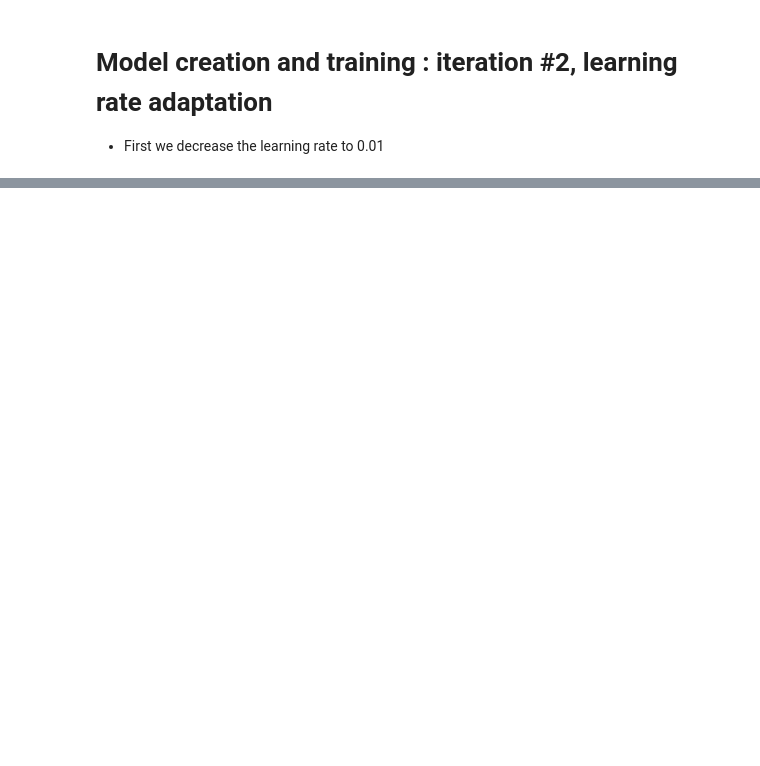
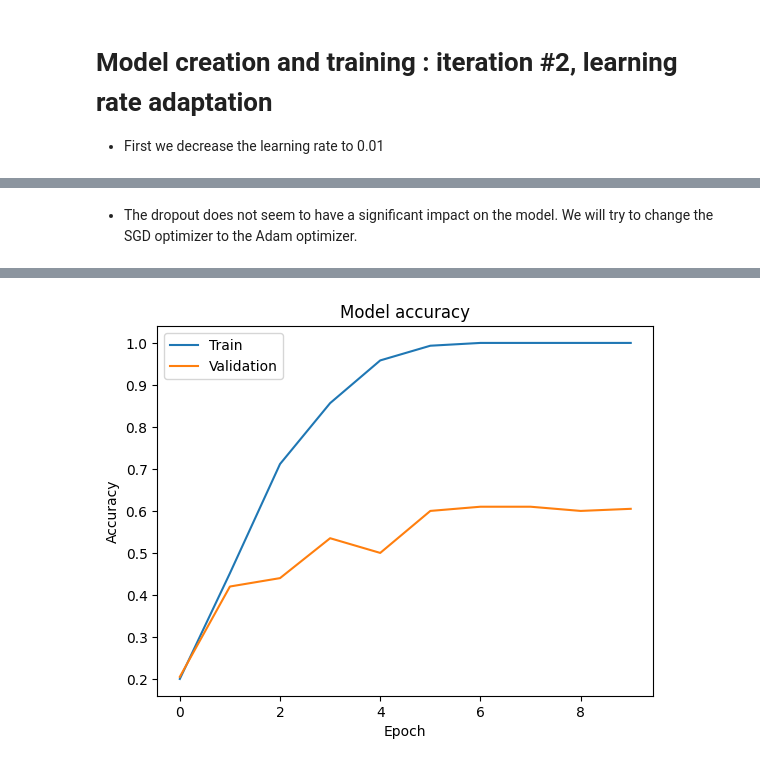
Before and after one commit to antoinedenovembre/deep_learning_IPSI3, a Jupyter notebook: main.ipynb, the cells around one changed output, grey strips where cells are left out. Cells and saved outputs as stored; diff of their text form; code cells hidden in the pictures; blank space fills up the shorter version.

```diff
--- a/main.ipynb
+++ b/main.ipynb
@@ -164,0 +215,28 @@ Epoch 10/10
+# %% [markdown]
+- The dropout does not seem to have a significant impact on the model. We will try to change the SGD optimizer to the Adam optimizer.
+# %%
+model = Sequential()
+model.add(Conv2D(32, (3,3), activation='relu'))
+model.add(Dropout(0.2))
+model.add(Conv2D(64, (3,3), activation='relu'))
+model.add(Dropout(0.2))
+model.add(MaxPooling2D(pool_size=(2,2)))
+model.add(Flatten())
+model.add(Dense(128, activation='relu'))
+model.add(Dense(len(train_generator.class_indices), activation="softmax"))
+# Use Adam optimizer
+opt = 'adam'
+
+EPOCHS = 10
+model.compile(loss="categorical_crossentropy", optimizer=opt, metrics=["accuracy"])
+H = model.fit(train_generator, validation_data = test_generator, epochs=EPOCHS)
+
+# Plot training & validation accuracy values
+plt.plot(H.history['accuracy'])
+plt.plot(H.history['val_accuracy'])
+plt.title('Model accuracy')
+plt.ylabel('Accuracy')
+plt.xlabel('Epoch')
+plt.legend(['Train', 'Validation'], loc='upper left')
+plt.show()
+# %% [output]
@@ -164,0 +263 @@ Epoch 10/10
+[figure, added]
```
Also changed, not shown: parts of 8 cells of this notebook.
